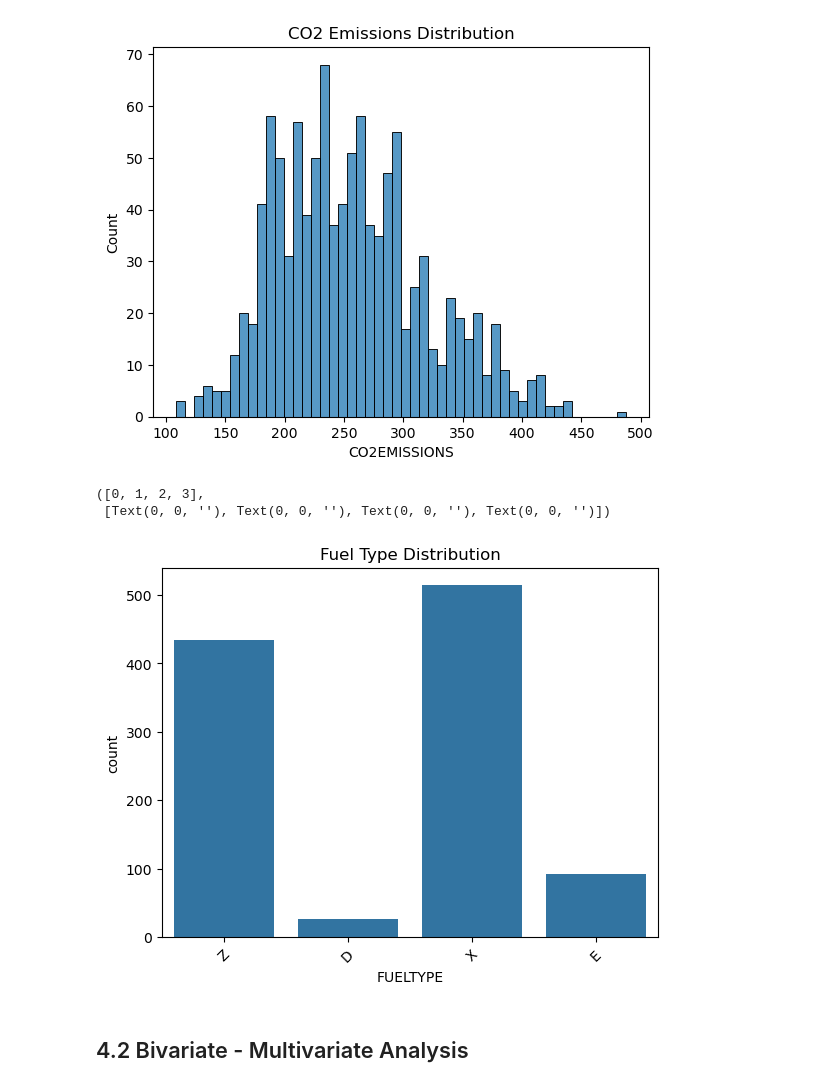
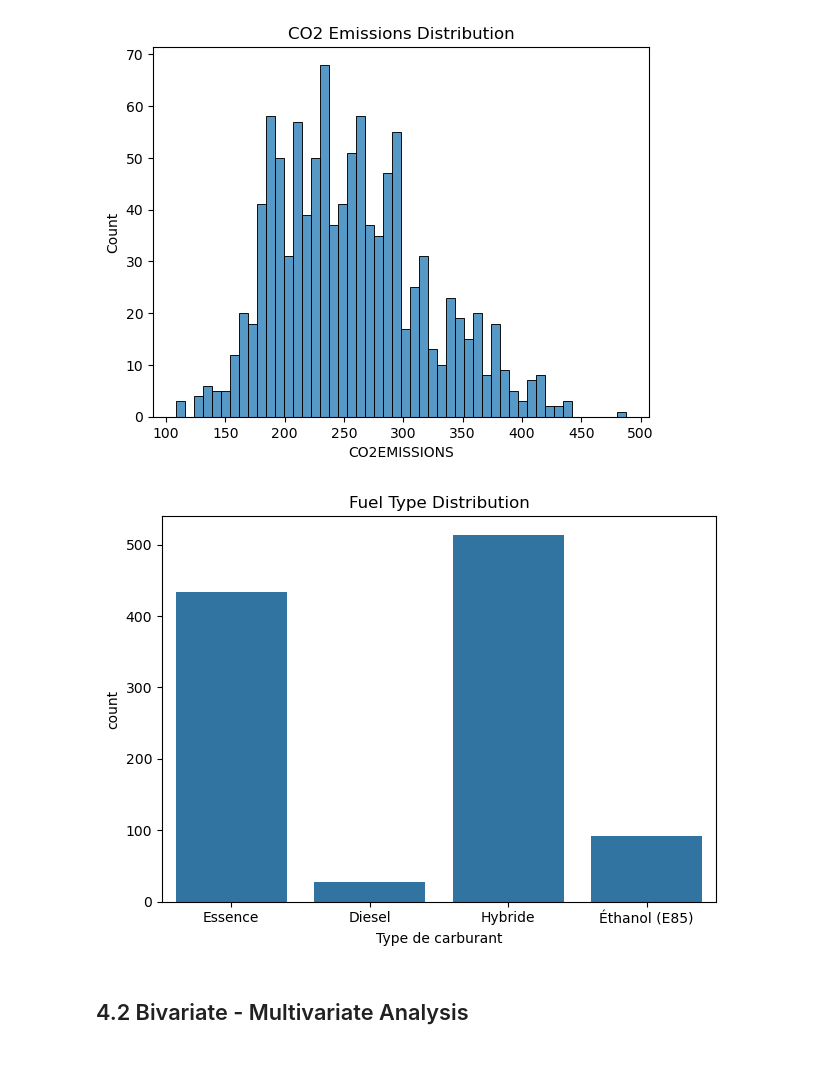
Before and after one commit to brianorina/class202505, a Jupyter notebook: exercise_4_KNN/Youcef Pipeline KNN Model.ipynb, the cells around one changed output. Saved outputs shown, nothing was run; the diff lists cells and outputs as text; code cells hidden in the pictures; blank space fills up the shorter version.

```diff
--- a/exercise_4_KNN/Youcef Pipeline KNN Model.ipynb
+++ b/exercise_4_KNN/Youcef Pipeline KNN Model.ipynb
@@ -127,11 +127,20 @@ plt.show()
 # %%
 sns.countplot(x='FUELTYPE', data=df_linear)
 plt.title('Fuel Type Distribution')
-plt.xticks(rotation=45)
+# Afficher le nom entier de chaque fueltype sur l'axe des x
+# Remplacer les codes de FUELTYPE par des noms explicites
+fueltype_labels = {
+    'Z': 'Essence',
+    'D': 'Diesel',
+    'E': 'Éthanol (E85)',
+    'X': 'Hybride'
+}
+df_linear['FUELTYPE'] = df_linear['FUELTYPE'].map(fueltype_labels)
+plt.xlabel('Type de carburant')
+plt.tight_layout()
+plt.show()
 # %% [output]
-([0, 1, 2, 3],
- [Text(0, 0, ''), Text(0, 0, ''), Text(0, 0, ''), Text(0, 0, '')])
-[figure, old version]
+[figure, new version]
 # %% [markdown]
 ## 4.2 Bivariate - Multivariate Analysis
 # %%
```
Also changed, not shown: 2 other files.
